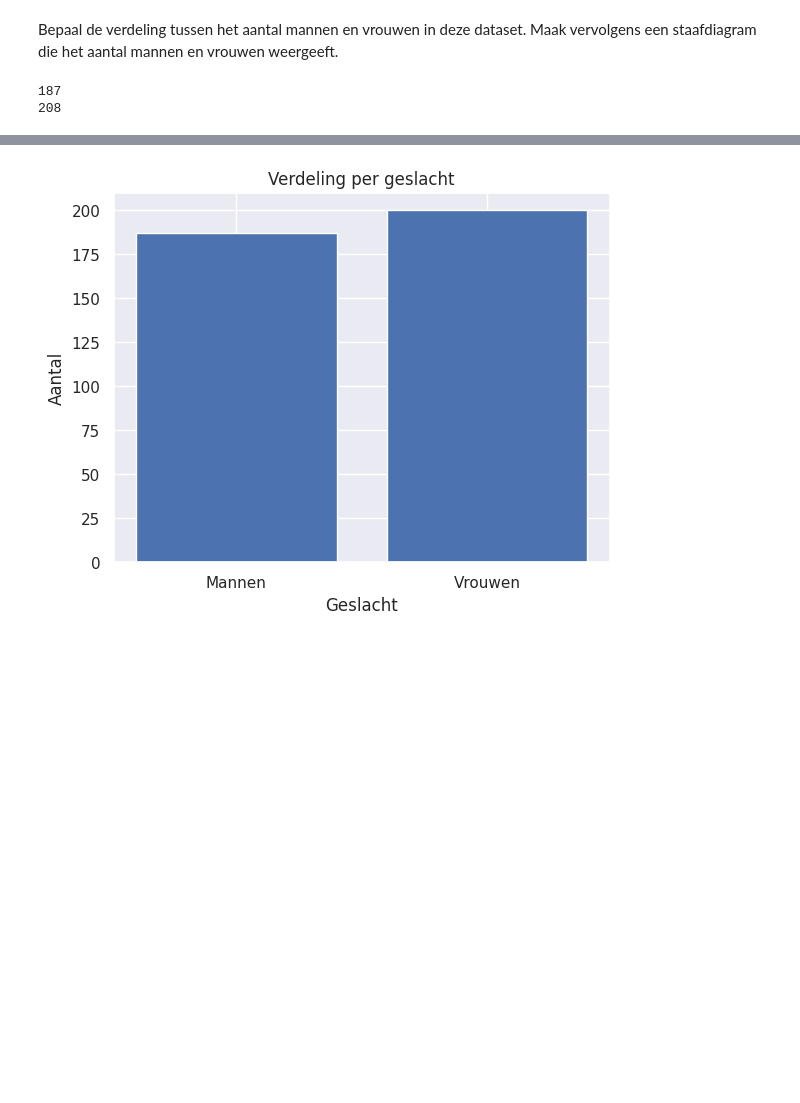
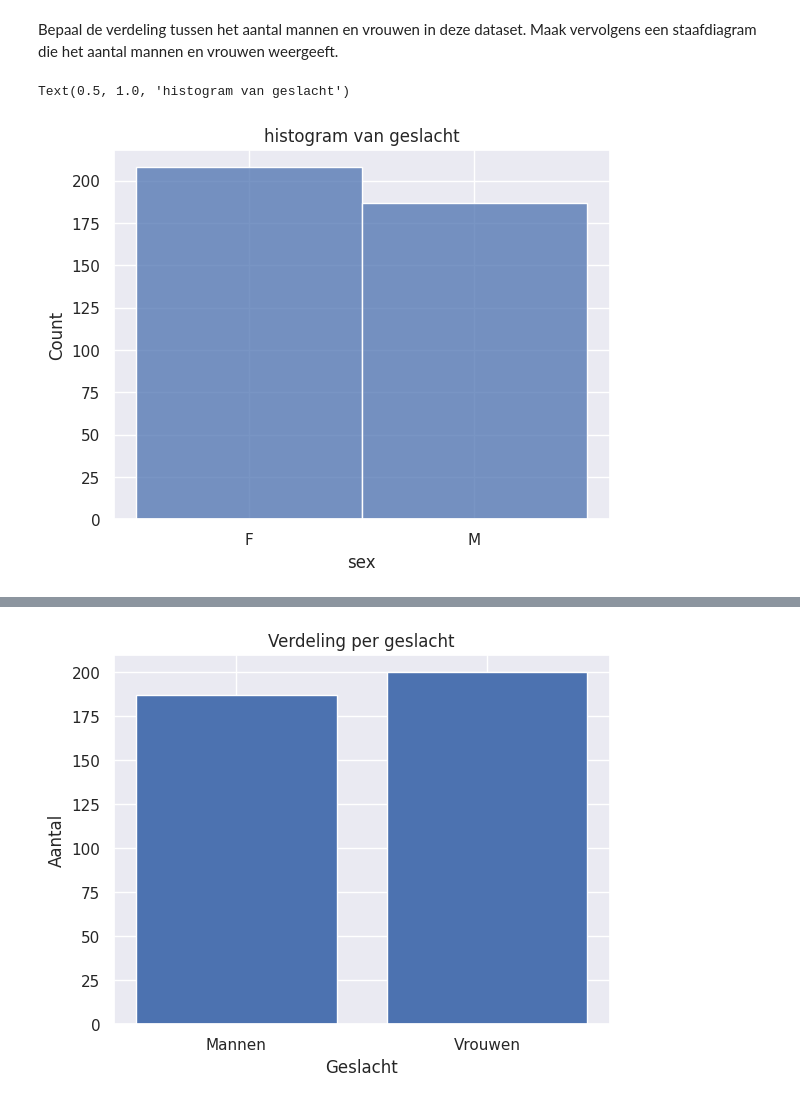
Before and after one commit to pascal-maker/Python, a Jupyter notebook: Labo_01_centrummaten_test.ipynb, the cells around one changed output, grey strips where cells are left out. Drawn from its saved outputs; the diff is of its cells as text; code cells hidden in the pictures; blank space fills up the shorter version.

```diff
--- a/Labo_01_centrummaten_test.ipynb
+++ b/Labo_01_centrummaten_test.ipynb
@@ -50,13 +50,14 @@ In onderstaande tabel kunnen julie toch nog eens de naam van de kolom en hun bet
 df = pd.read_csv('Students.csv')
 # %% [markdown]
 Bepaal de verdeling tussen het aantal mannen en vrouwen in deze dataset. Maak vervolgens een staafdiagram die het aantal mannen en vrouwen weergeeft.
-# %%
-conditie_geslacht_mannen = df['sex'] == "M"
-conditie_geslacht_vrouwen = df['sex'] == "F"
-resultaat_mannen = df[conditie_geslacht_mannen].sex.count()
-resultaat_vrouwen = df[conditie_geslacht_vrouwen].sex.count()
-print(resultaat_mannen)
-print(resultaat_vrouwen)
-# %% [output]
-187
-208
+# %%
+mannen = df[df['sex'] == "M"].sex.count()
+vrouwen = df[df['sex'] == "F"].sex.count()
+bereik = abs(mannen - vrouwen)
+klassenbreedte = round(bereik/np.sqrt(df.shape[0]),0)
+bins = np.arange(start=vrouwen, stop=mannen + klassenbreedte , step=klassenbreedte)
+sns.histplot(data=df,x="sex",bins=bins)
+plt.title('histogram van geslacht')
+# %% [output]
+Text(0.5, 1.0, 'histogram van geslacht')
+[figure, added]
```
Also changed, not shown: parts of 19 cells of this notebook.
